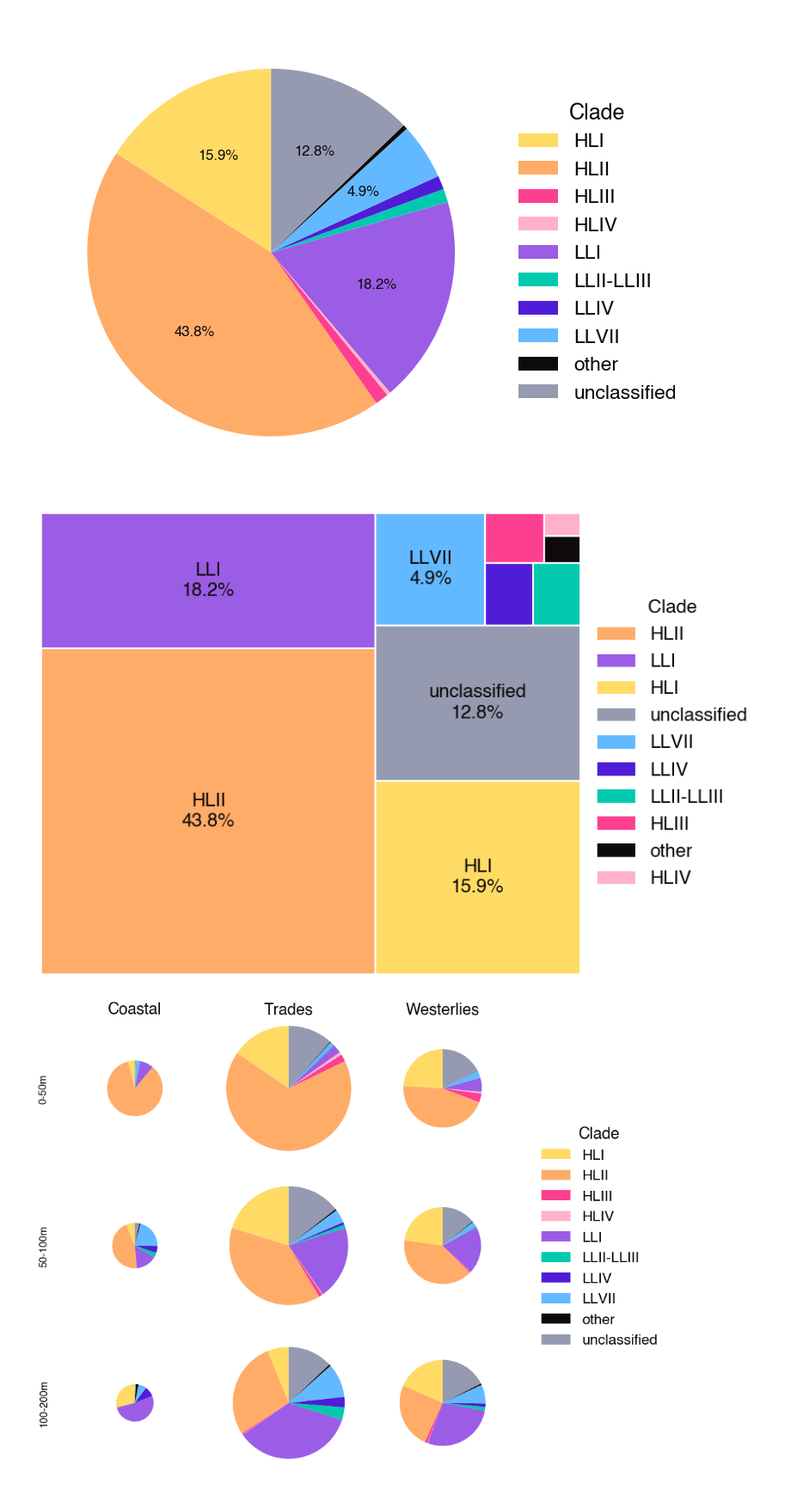
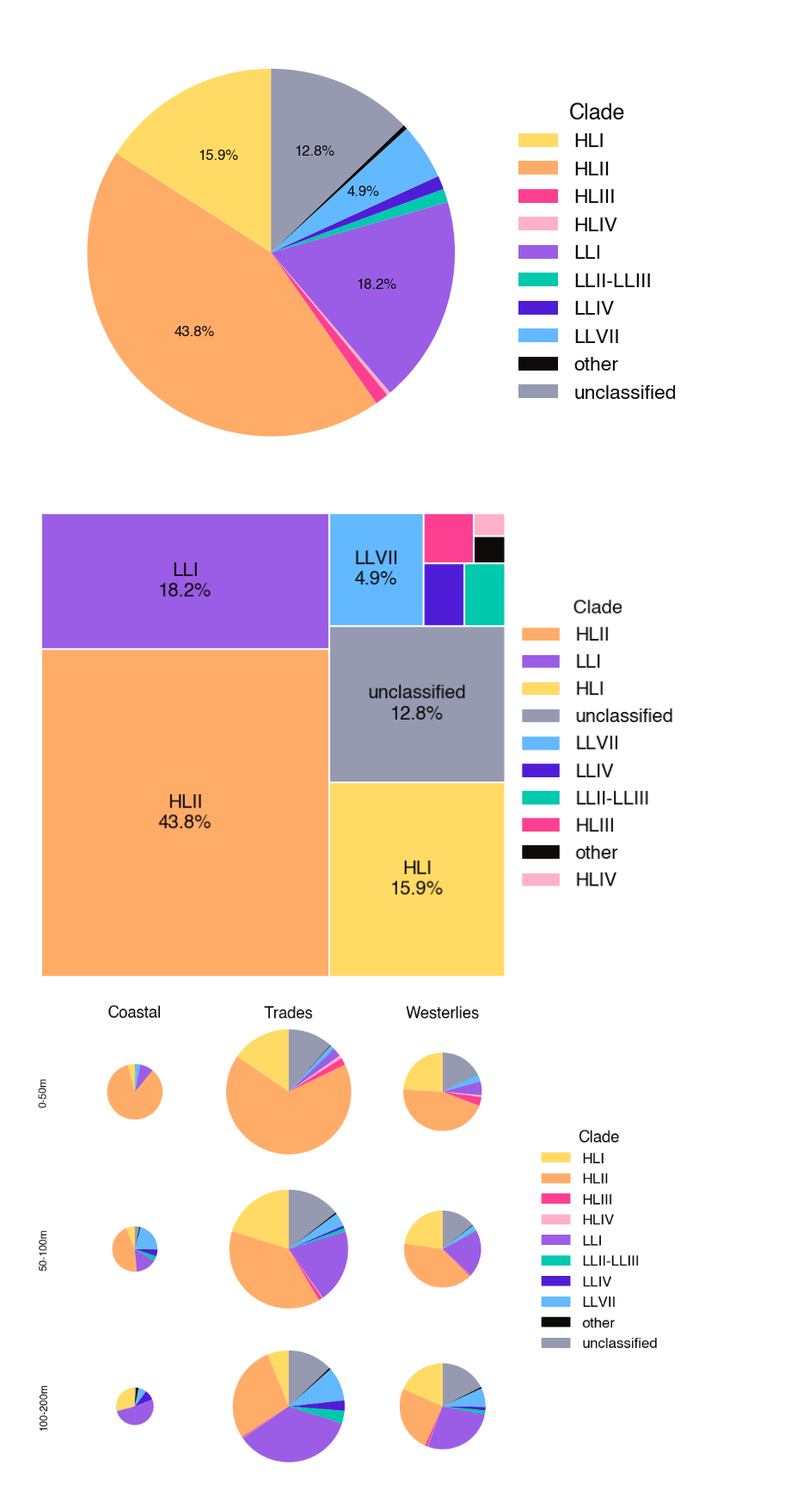
Before and after one commit to blasks/gene-prevalence, a Jupyter notebook: experiments/6-global-estimate.ipynb, the cells around one changed output. Shown at 86% size. Cells and saved outputs as stored; diff of their text form; code cells hidden in the pictures.

Commit message:
More figure updates for the paper.

```diff
--- a/experiments/6-global-estimate.ipynb
+++ b/experiments/6-global-estimate.ipynb
@@ -352,37 +352,44 @@ squarify.plot(
     sizes=plot_df['global_rel_abundance'],
     label=labels,
     color=colors,
+    norm_x=100,
+    norm_y=100,
     text_kwargs={'fontsize': 16},
     bar_kwargs={'edgecolor': 'white', 'linewidth': 1.5},
     ax=ax
 )
+
+# ensure treemap itself is square
+ax.set_xlim(0, 100)
+ax.set_ylim(0, 100)
+ax.set_aspect('equal', adjustable='box')
 
 # remove axes from treemap
 ax.axis('off')
 
 # build legend showing clade colors
 legend_handles = [
     Patch(
         facecolor=clade_color_mapping[clade],
         label=clade
     )
     for clade in plot_df['clade']
 ]
 
 # add legend to right of treemap
 ax.legend(
     handles=legend_handles,
     title='Clade',
     loc='center left',
     bbox_to_anchor=(1, 0.5),
     fontsize=16,
     title_fontsize=16
 )
 
 plt.tight_layout()
 plt.show()
 # %% [output]
-[figure, old version]
+[figure, new version]
 # %%
 # scaled pie chart of global relative abundances by biome-depth bin
 
```
Also changed, not shown: parts of 2 cells of this notebook, 4 other files.
